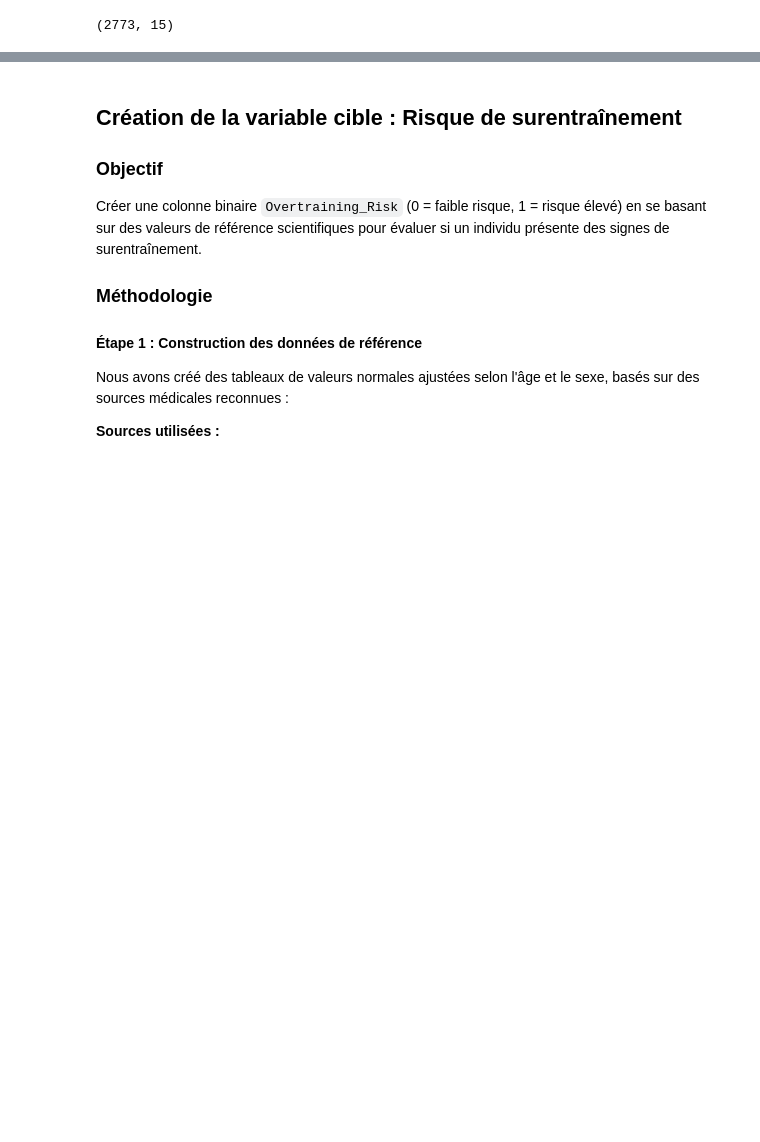
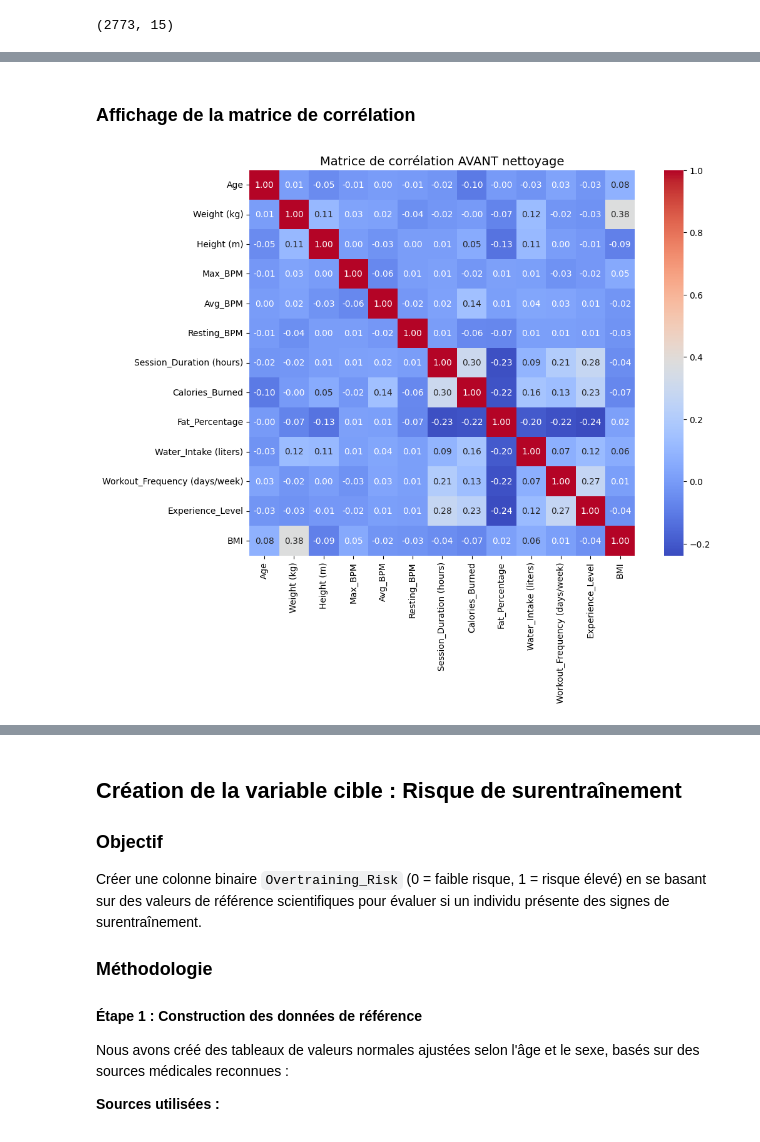
Before and after one commit to MaryaLatif/A4-ML-Project, a Jupyter notebook: main.ipynb, the cells around one changed output, grey strips where cells are left out. Saved outputs shown, nothing was run; the diff lists cells and outputs as text; code cells hidden in the pictures; blank space fills up the shorter version.

```diff
--- a/main.ipynb
+++ b/main.ipynb
@@ -118,0 +214,2 @@ df.to_csv('consolidated_exercise_tracking.csv', index=False)
+# %%
+df = df[(df['Age'] != 0) & (df['Height (m)'] != 0) & (df['Weight (kg)'] != 0) & (df['Max_BPM'] != 0) & (df['Avg_BPM'] != 0) & (df['Resting_BPM'] != 0) & (df['Fat_Percentage'] != 0) & (df['Experience_Level'] != 0) & (df['BMI'] != 0)]
@@ -118,0 +273,2 @@ df.to_csv('consolidated_exercise_tracking.csv', index=False)
+# %%
+df.dropna(subset=['Gender', 'Workout_Type'], inplace = True)
@@ -118,0 +294,20 @@ df.to_csv('consolidated_exercise_tracking.csv', index=False)
+# %% [markdown]
+### Affichage de la matrice de corrélation
+# %%
+import pandas as pd
+import seaborn as sns
+import matplotlib.pyplot as plt
+
+# Sélectionner uniquement les colonnes numériques
+numeric_cols = df.select_dtypes(include=['number']).columns
+
+# Calcul de la matrice de corrélation
+corr_matrix = df[numeric_cols].corr()
+
+# Affichage de la matrice sous forme de heatmap
+plt.figure(figsize=(12, 8))
+sns.heatmap(corr_matrix, annot=True, cmap='coolwarm', fmt=".2f", square=True)
+plt.title("Matrice de corrélation AVANT nettoyage", fontsize=14)
+plt.show()
+# %% [output]
+[figure, added]
```
Also changed, not shown: parts of 52 cells of this notebook, 1 other file.
